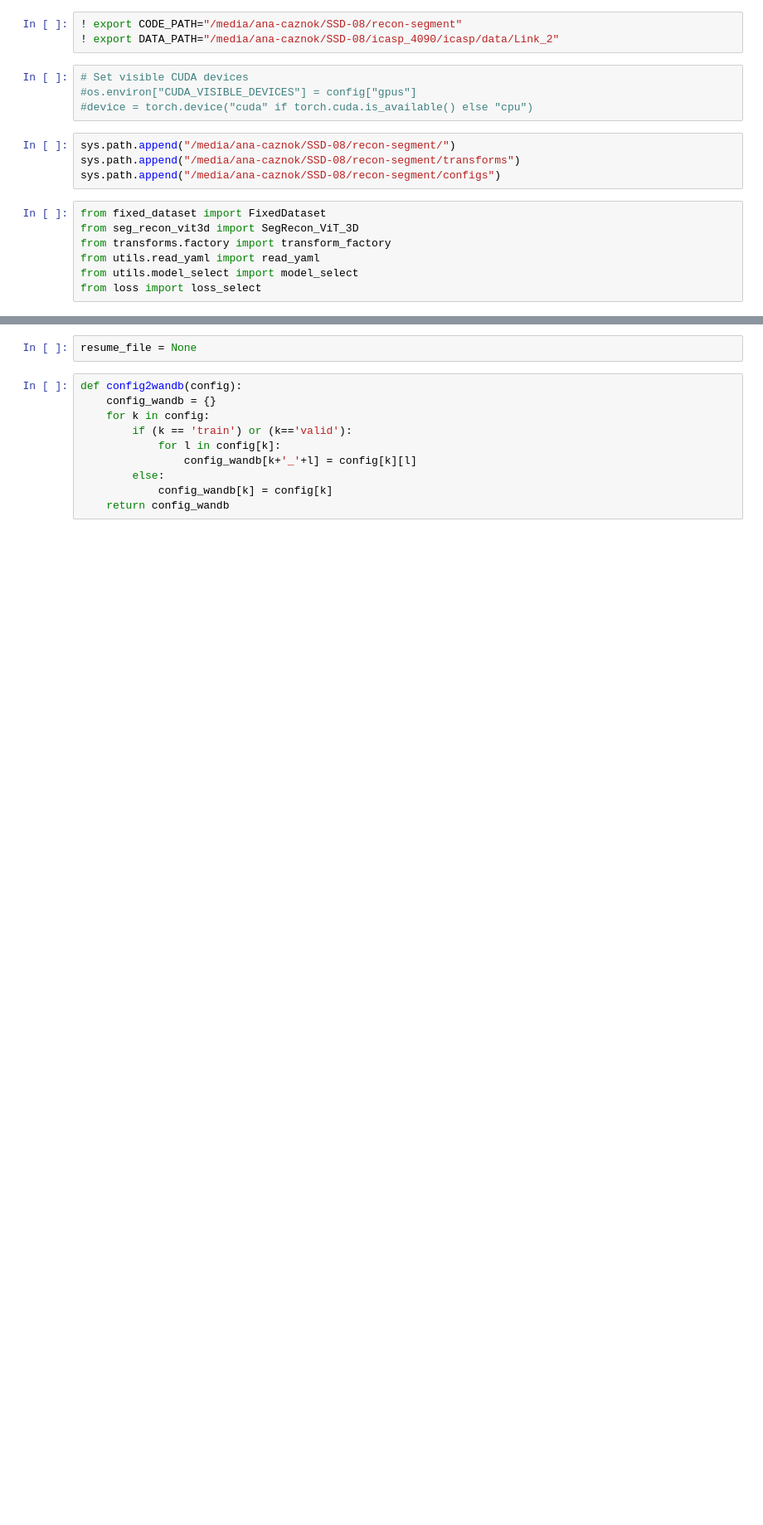
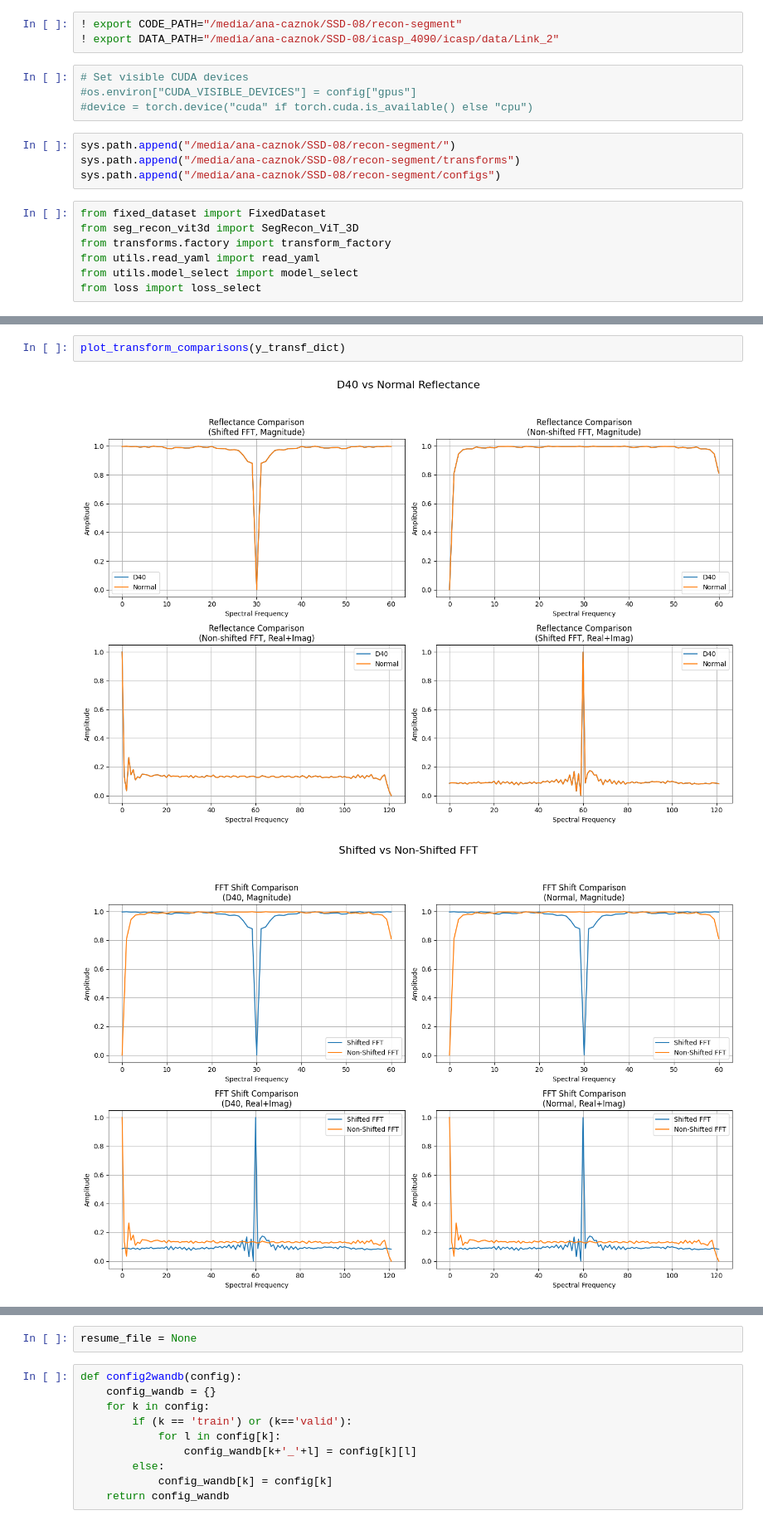
Before and after one commit to ana-caznok/recon-segment, a Jupyter notebook: notebooks/try_train_model.ipynb, the cells around one changed output, grey strips where cells are left out. Shown at 83% size. Cells and saved outputs as stored; diff of their text form; blank space fills up the shorter version.

```diff
--- a/notebooks/try_train_model.ipynb
+++ b/notebooks/try_train_model.ipynb
@@ -93,0 +306,5 @@ initialized 30 images val DatasetRaw with preprocessing: h5py in /media/ana-cazn
+# %%
+plot_transform_comparisons(y_transf_dict)
+# %% [output]
+[figure, added]
+[figure, added]
```
Also changed, not shown: parts of 17 cells of this notebook, 4 other files.
